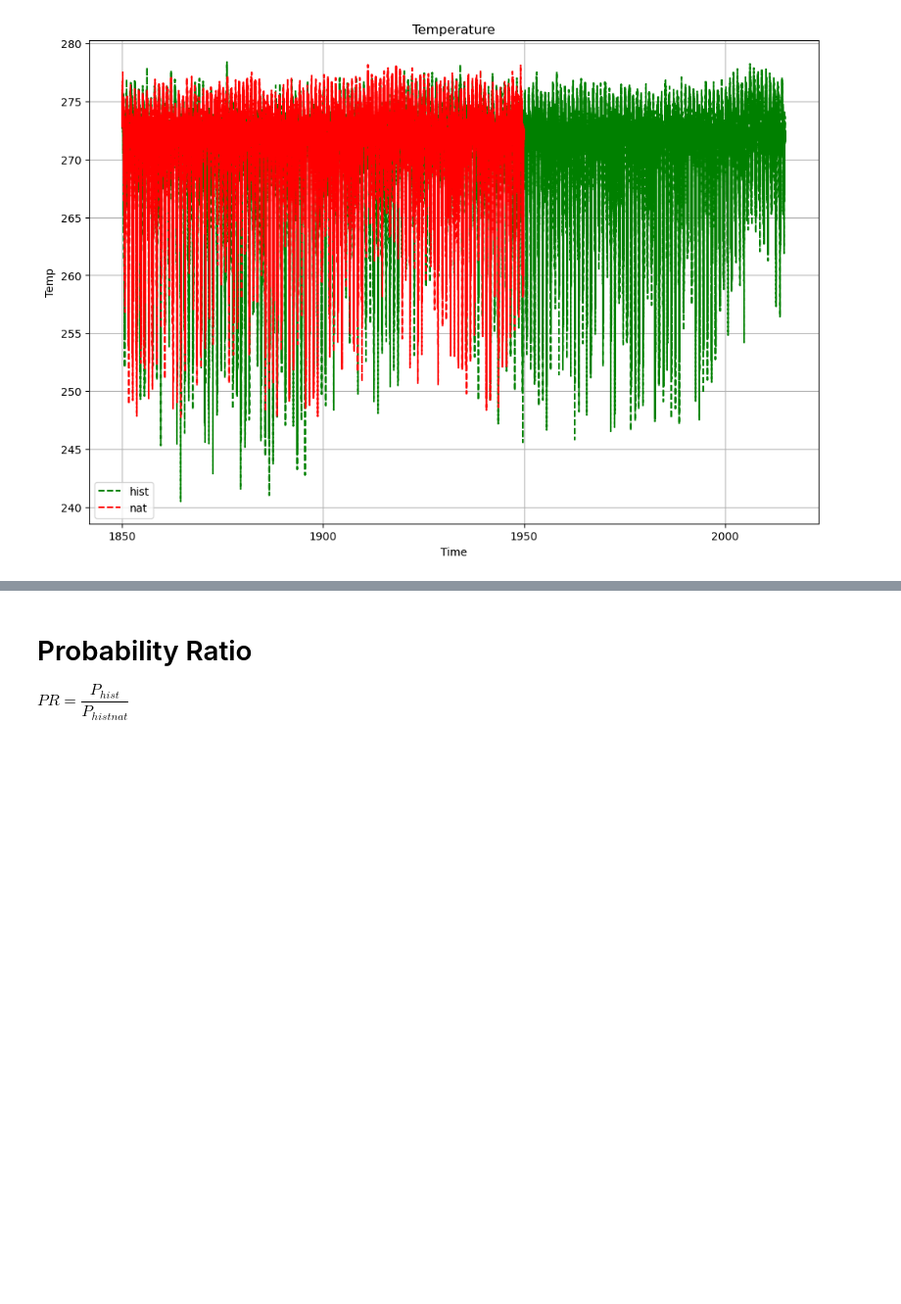
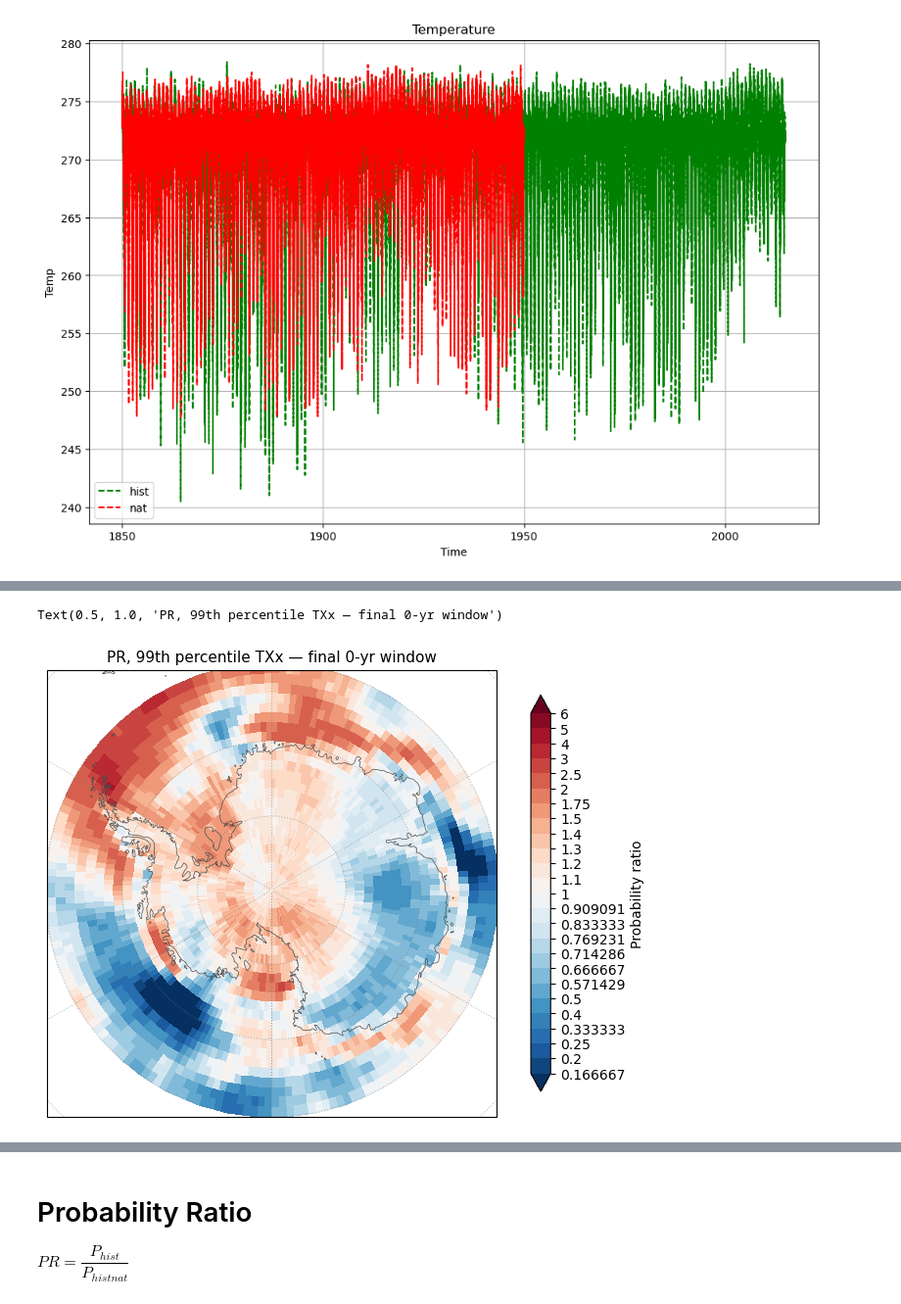
Before and after one commit to alexborowiak/ExtAnt-initial, a Jupyter notebook: draft_01.ipynb, the cells around one changed output, grey strips where cells are left out. Shown at 98% size. Drawn from its saved outputs; the diff is of its cells as text; code cells hidden in the pictures; blank space fills up the shorter version.

```diff
--- a/draft_01.ipynb
+++ b/draft_01.ipynb
@@ -348,0 +384,32 @@ ax.legend()
+# %%
+import matplotlib.pyplot as plt
+import cartopy.crs as ccrs
+import cartopy.feature as cfeature
+import matplotlib.colors as mcolors
+
+pr_final = pr.isel(time=-1)
+
+fig = plt.figure(figsize=(7.5, 7))
+ax = fig.add_subplot(111, projection=ccrs.SouthPolarStereo())
+ax.set_extent([-180, 180, -90, -60], ccrs.PlateCarree())
+ax.add_feature(cfeature.COASTLINE, linewidth=0.5, edgecolor='0.3')
+ax.gridlines(linestyle=':', alpha=0.5, color='grey')
+levels = np.array([1.1, 1.2, 1.3, 1.4, 1.5, 1.75, 2, 2.5, 3, 4, 5, 6])
+levels = np.concatenate([1/levels[::-1], [1], levels])
+norm = mcolors.BoundaryNorm(levels, ncolors=256, extend='both')
+
+im = pr_final.plot(
+    ax=ax, transform=ccrs.PlateCarree(),
+    cmap='RdBu_r', norm=norm,
+    add_colorbar=False,
+)
+cb = fig.colorbar(im, ax=ax, orientation='vertical', shrink=0.75,
+                  pad=0.06, extend='both', ticks=levels)
+cb.set_label('Probability ratio', fontsize=10)
+cb.ax.set_yticklabels([f'{v:g}' for v in levels])
+
+ax.set_title(f'PR, {q}th percentile TXx — final {window//365}-yr window',
+             fontsize=11)
+# %% [output]
+Text(0.5, 1.0, 'PR, 99th percentile TXx — final 0-yr window')
+[figure, added]
```
Also changed, not shown: parts of 23 cells of this notebook.
